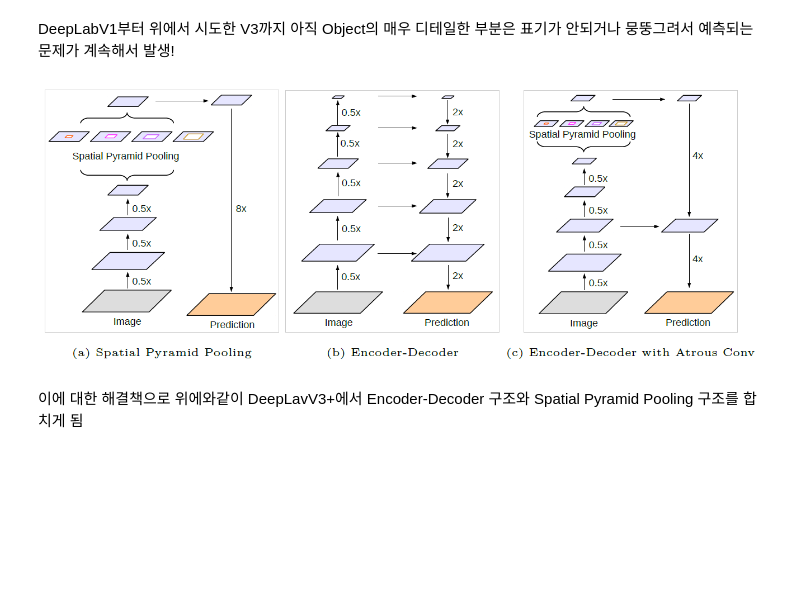
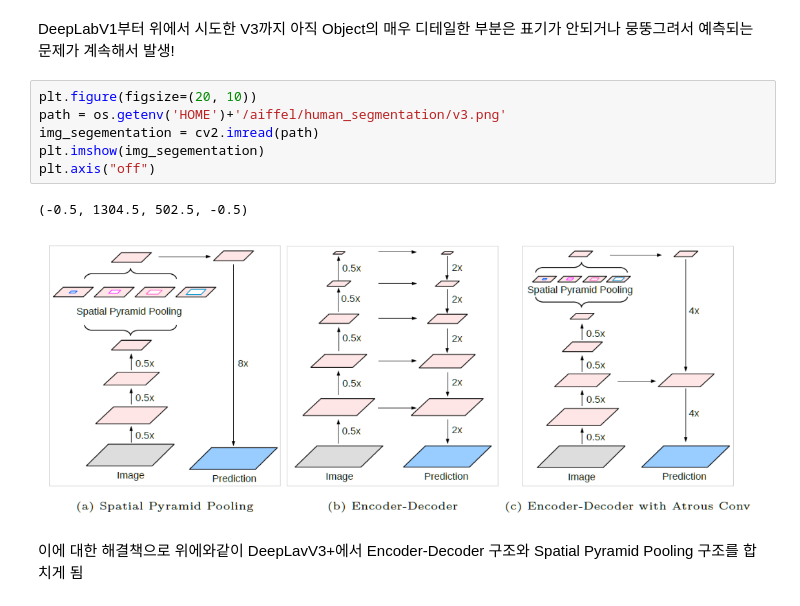
Before and after one commit to ksumini/ML-DL-Study, a Jupyter notebook: [E-08] Potrait_Mode.ipynb, the cells around one changed output. Saved outputs shown, nothing was run; the diff lists cells and outputs as text; blank space fills up the shorter version.

```diff
--- a/[E-08] Potrait_Mode.ipynb
+++ b/[E-08] Potrait_Mode.ipynb
@@ -420,8 +427,15 @@ plt.imshow(cv2.cvtColor(img_problem, cv2.COLOR_BGR2RGB))
 - 특정 카테고리에 속하는 픽셀 개수를 일정 수준 이상이 되도록 함
 # %% [markdown]
 DeepLabV1부터 위에서 시도한 V3까지 아직 Object의 매우 디테일한 부분은 표기가 안되거나 뭉뚱그려서 예측되는 문제가 계속해서 발생!
-# %% [markdown]
-![image.png](attachment:image.png)
+# %%
+plt.figure(figsize=(20, 10))
+path = os.getenv('HOME')+'/aiffel/human_segmentation/v3.png'
+img_segementation = cv2.imread(path)
+plt.imshow(img_segementation)
+plt.axis("off")
+# %% [output]
+(-0.5, 1304.5, 502.5, -0.5)
+[figure, added]
 # %% [markdown]
 이에 대한 해결책으로 위에와같이  DeepLavV3+에서 Encoder-Decoder 구조와 Spatial Pyramid Pooling 구조를 합치게 됨
 # %% [markdown]
```
Also changed, not shown: parts of 4 cells of this notebook.
